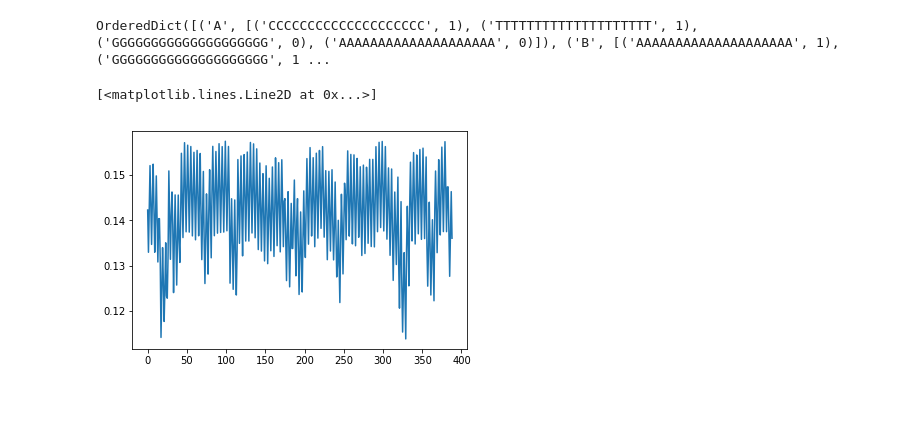
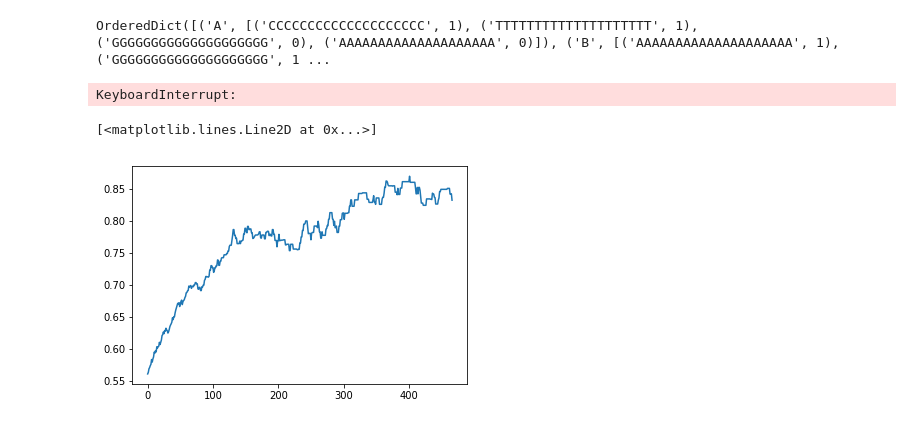
Before and after one commit to vivekmyers/CS234-DNA, a Jupyter notebook: network_test.ipynb, the cells around one changed output. Saved outputs shown, nothing was run; the diff lists cells and outputs as text; code cells hidden in the pictures.

```diff
--- a/network_test.ipynb
+++ b/network_test.ipynb
@@ -51,20 +52,22 @@ results = []
 aloss = []
 closs = []
 # %%
-for i in trange(100):
+for i in trange(1000):
     for i in training:
-        tres.append(net.train([(dna_vec(a), b) for a, b in data[i]], 2, 32))
+        tres.append(net.train([(dna_vec(a), b) for a, b in data[i]], 2, 16))
     for i in testing:
         results.append(net.evaluate([(dna_vec(a), b) for a, b in data[i]], 1))
+# %% [output]
+KeyboardInterrupt:
 # %%
 import matplotlib.pyplot as plt
 # %%
-smooth = 10
+smooth = 100
 graph = np.convolve(results, [1 / smooth] * smooth)[smooth:-smooth]
 plt.plot(graph)
 # %% [output]
 [<matplotlib.lines.Line2D at 0x...>]
-[figure, old version]
+[figure, new version]
 # %%
 for i in training:
     print(sorted(list(set(data[i]))))
```
Also changed, not shown: parts of 4 cells of this notebook, 2 other files.
